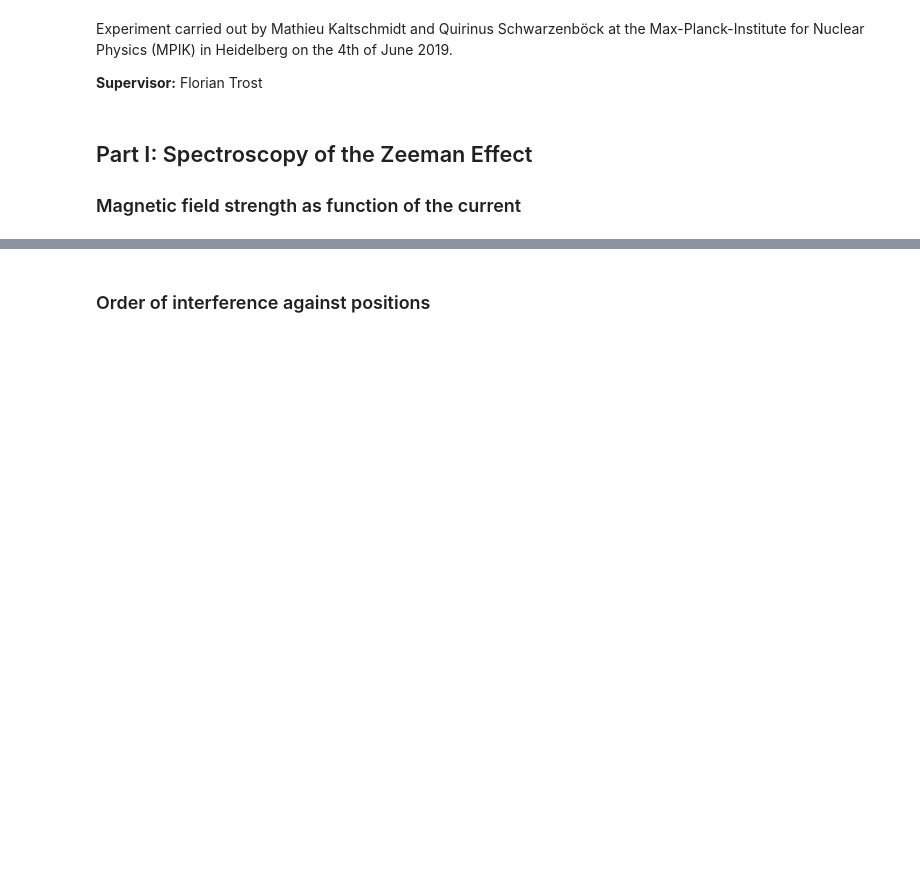
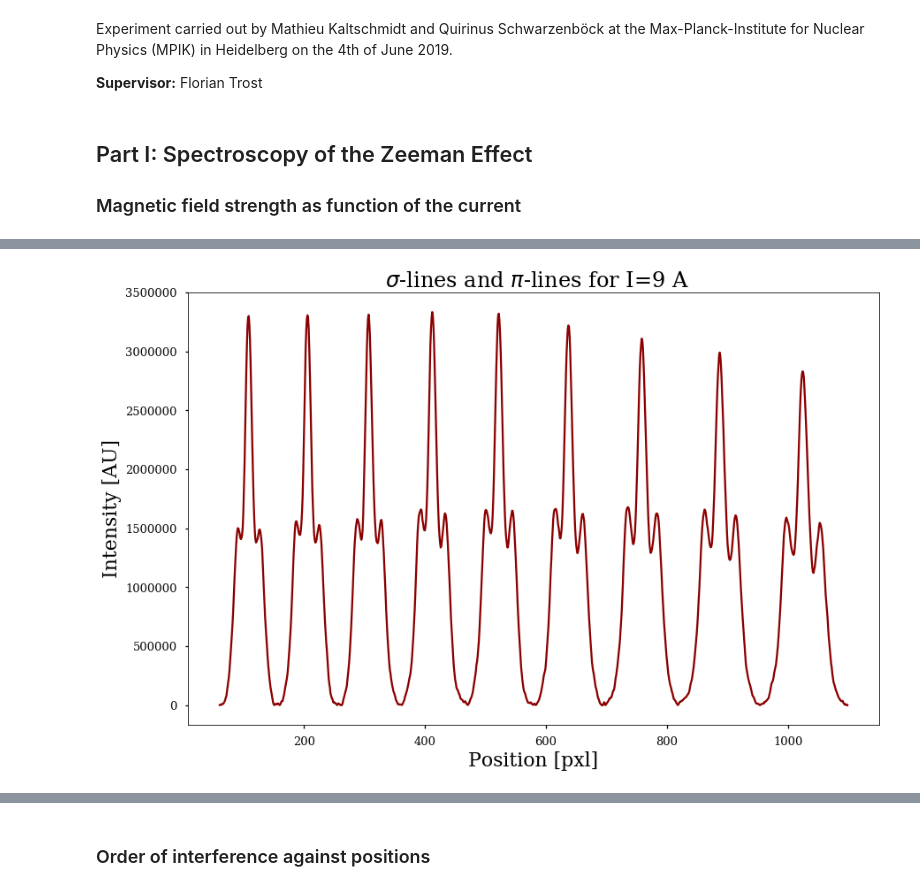
Before and after one commit to mathieukaltschmidt/FP-physics-lab-course, a Jupyter notebook: F44 Zeeman effect/Python /F44_Zeeman.ipynb, the cells around one changed output, grey strips where cells are left out. Drawn from its saved outputs; the diff is of its cells as text; code cells hidden in the pictures; blank space fills up the shorter version.

```diff
--- a/F44 Zeeman effect/Python /F44_Zeeman.ipynb
+++ b/F44 Zeeman effect/Python /F44_Zeeman.ipynb
@@ -13,12 +13,16 @@ from scipy.optimize import curve_fit
 from scipy.stats import chi2
 from scipy.special import gamma
 
+from scipy.signal import argrelmin, argrelmax
+
+from scipy.interpolate import interp1d
+
 #Plot settings
 plt.style.use('seaborn-talk')
 plt.rcParams["font.family"]='serif'
 plt.rcParams["figure.figsize"][0] = 14
 plt.rcParams["figure.figsize"][1] = 9
-plt.rcParams['errorbar.capsize']=2
+plt.rcParams['errorbar.capsize']= 4
 # %% [markdown]
 ## Part I: Spectroscopy of the Zeeman Effect
 ### Magnetic field strength as function of the current
@@ -61,0 +121,22 @@ def linear(I,m,const):
+# %%
+#Load DATA
+pixels, intensity  = np.loadtxt(r'DATA/Part_I/Trans_9A.txt',unpack= True, skiprows=1)
+
+#Determine Minima
+minimum = argrelmin(intensity,order=30)[0]
+pixels_min = pixels[minimum]
+intensity_min = intensity[minimum]
+
+#Interpolation with cubic function
+f = interp1d(pixels_min, intensity_min , kind='quadratic')
+pixelrange = np.arange(pixels_min[0], pixels_min[9])
+filtered_intensity = intensity[minimum[0]:minimum[9]] - f(pixelrange)
+plt.plot(pixels[minimum[0]:minimum[9]], filtered_intensity, color = "darkred")
+#plt.plot(pixelrange, f(pixelrange))
+
+plt.xlabel("Position [pxl]", size = 22)
+plt.ylabel("Intensity [AU]", size = 22)
+plt.title(r" $\sigma$-lines and $\pi$-lines for I=9 A", size = 24)
+plt.show()
+# %% [output]
+[figure, added]
```
Also changed, not shown: parts of 44 cells of this notebook, 56 other files.
